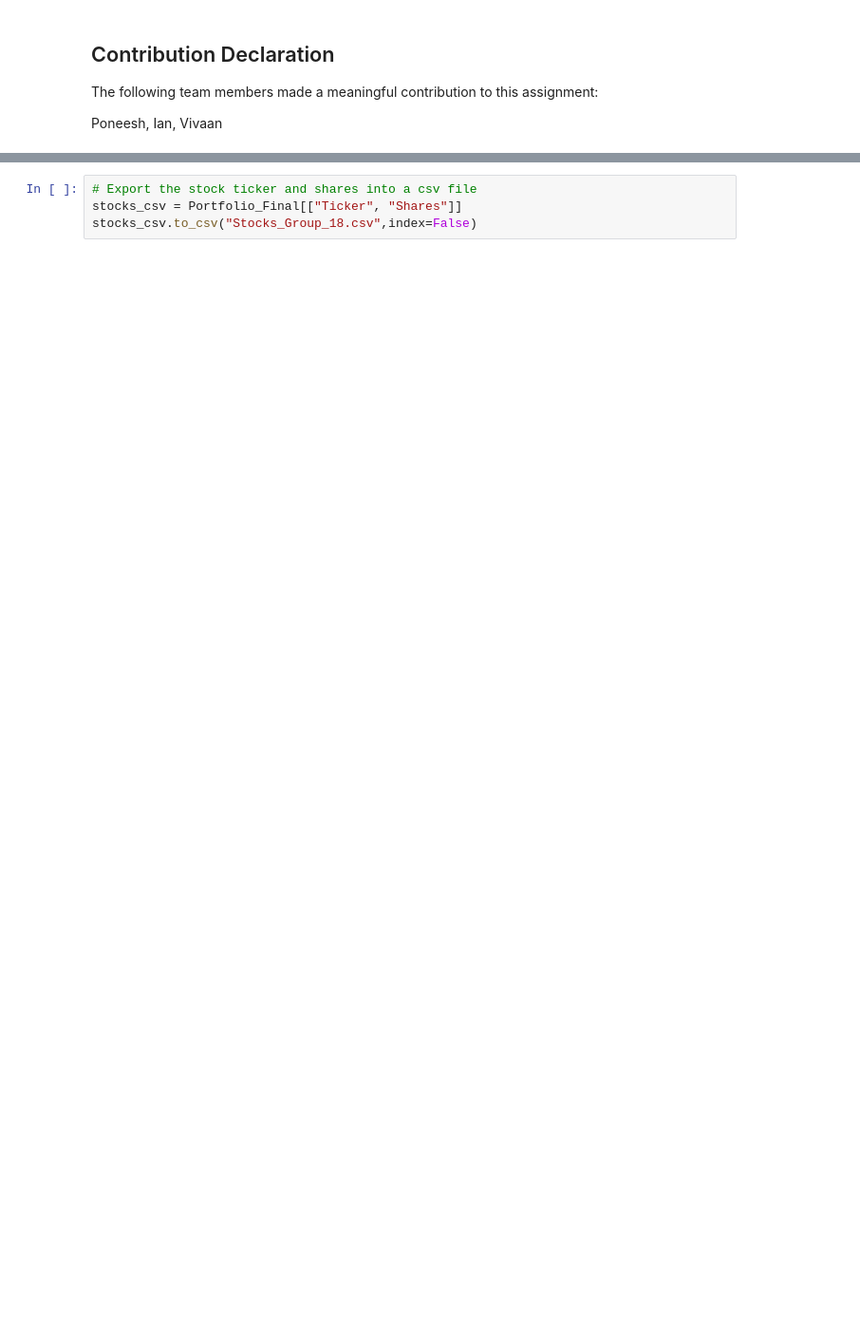
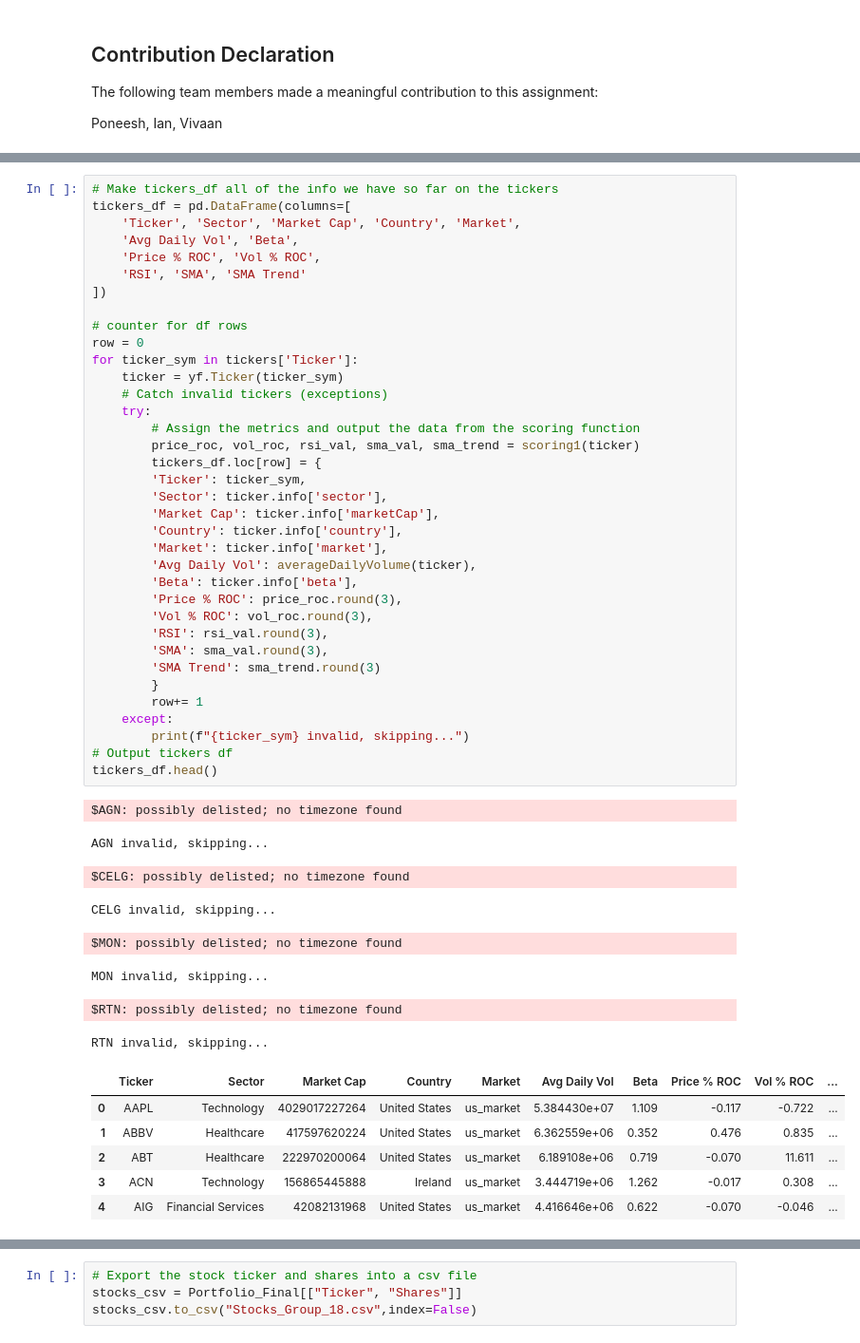
Before and after one commit to IanLeung12/CFM-Group-Project, a Jupyter notebook: Team_18_Assignment.ipynb, the cells around one changed output, grey strips where cells are left out. Shown at 95% size. Saved outputs shown, nothing was run; the diff lists cells and outputs as text; blank space fills up the shorter version.

```diff
--- a/Team_18_Assignment.ipynb
+++ b/Team_18_Assignment.ipynb
@@ -550,0 +275,51 @@ CSV Output - We:
+# %%
+# Make tickers_df all of the info we have so far on the tickers
+tickers_df = pd.DataFrame(columns=[
+    'Ticker', 'Sector', 'Market Cap', 'Country', 'Market',
+    'Avg Daily Vol', 'Beta',
+    'Price % ROC', 'Vol % ROC',
+    'RSI', 'SMA', 'SMA Trend'
+])
+
+# counter for df rows
+row = 0
+for ticker_sym in tickers['Ticker']:
+    ticker = yf.Ticker(ticker_sym)
+    # Catch invalid tickers (exceptions)
+    try:
+        # Assign the metrics and output the data from the scoring function
+        price_roc, vol_roc, rsi_val, sma_val, sma_trend = scoring1(ticker)
+        tickers_df.loc[row] = {
+        'Ticker': ticker_sym,
+        'Sector': ticker.info['sector'],
+        'Market Cap': ticker.info['marketCap'],
+        'Country': ticker.info['country'],
+        'Market': ticker.info['market'],
+        'Avg Daily Vol': averageDailyVolume(ticker),
+        'Beta': ticker.info['beta'],
+        'Price % ROC': price_roc.round(3),
+        'Vol % ROC': vol_roc.round(3),
+        'RSI': rsi_val.round(3),
+        'SMA': sma_val.round(3),
+        'SMA Trend': sma_trend.round(3)
+        }
+        row+= 1
+    except:
+        print(f"{ticker_sym} invalid, skipping...")
+# Output tickers df
+tickers_df.head()
+# %% [output]
+$AGN: possibly delisted; no timezone found
+AGN invalid, skipping...
+$CELG: possibly delisted; no timezone found
+CELG invalid, skipping...
+$MON: possibly delisted; no timezone found
+MON invalid, skipping...
+$RTN: possibly delisted; no timezone found
+RTN invalid, skipping...
+|  | Ticker | Sector | Market Cap | Country | Market | Avg Daily Vol | Beta | Price % ROC | Vol % ROC | ... |
+| 0 | AAPL | Technology | 4029017227264 | United States | us_market | 5.384430e+07 | 1.109 | -0.117 | -0.722 | ... |
+| 1 | ABBV | Healthcare | 417597620224 | United States | us_market | 6.362559e+06 | 0.352 | 0.476 | 0.835 | ... |
+| 2 | ABT | Healthcare | 222970200064 | United States | us_market | 6.189108e+06 | 0.719 | -0.070 | 11.611 | ... |
+| 3 | ACN | Technology | 156865445888 | Ireland | us_market | 3.444719e+06 | 1.262 | -0.017 | 0.308 | ... |
+| 4 | AIG | Financial Services | 42082131968 | United States | us_market | 4.416646e+06 | 0.622 | -0.070 | -0.046 | ... |
```
Also changed, not shown: parts of 59 cells of this notebook, 1 other file.
